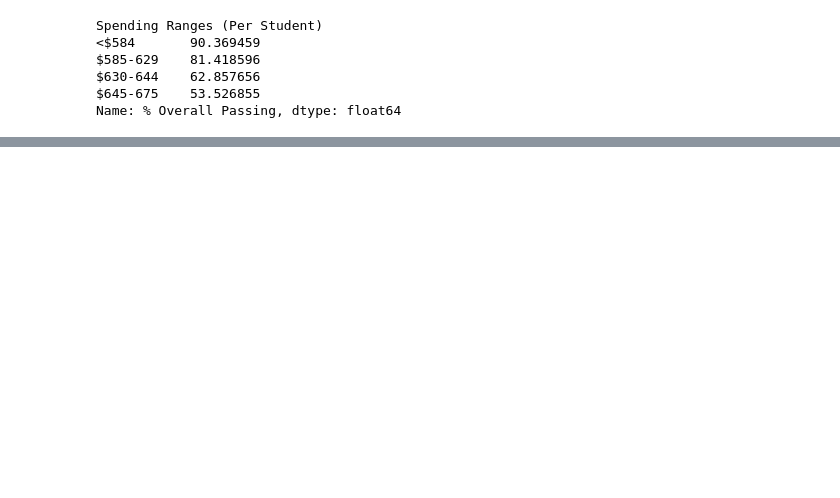
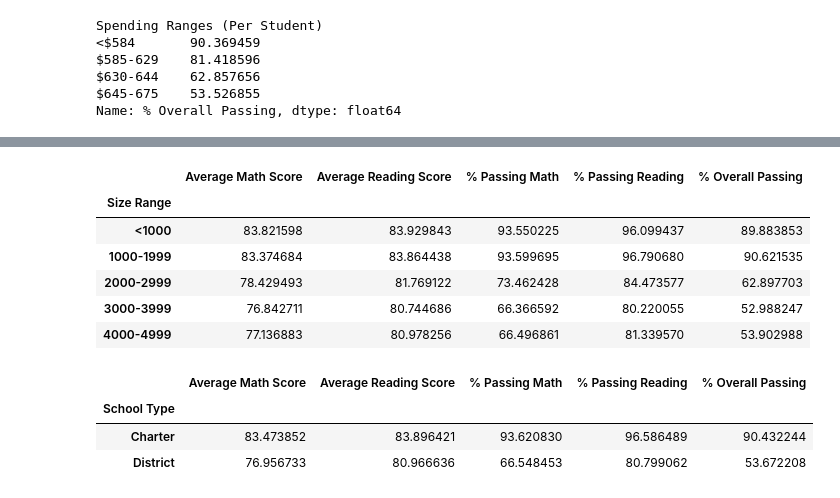
Before and after one commit to DenverSherman/School_District_Analysis, a Jupyter notebook: PyCitySchools.ipynb, the cells around one changed output, grey strips where cells are left out. Cells and saved outputs as stored; diff of their text form; code cells hidden in the pictures; blank space fills up the shorter version.

```diff
--- a/PyCitySchools.ipynb
+++ b/PyCitySchools.ipynb
@@ -819,3 +827,57 @@ spending_summary_df
 | $585-629 | 81.9 | 83.2 | 87 | 93 | ... |
 | $630-644 | 78.5 | 81.6 | 73 | 84 | ... |
 | $645-675 | 77.0 | 81.0 | 66 | 81 | ... |
+# %%
+# Repeat Process for school Size
+# Establish the spending bins and group names.
+size_bins = [0, 1000, 2000, 3000, 4000, 5000]
+size_names = ["<1000", "1000-1999", "2000-2999", "3000-3999", "4000-4999"]
+
+#add bins to DataFrame
+per_school_summary_df["Size Range"] = pd.cut(per_school_counts, size_bins, labels=size_names)
+per_school_summary_df.head()
+
+# Calculate averages for the desired columns.
+size_math_scores = per_school_summary_df.groupby(["Size Range"]).mean()["Average Math Score"]
+size_reading_scores = per_school_summary_df.groupby(["Size Range"]).mean()["Average Reading Score"]
+size_passing_math = per_school_summary_df.groupby(["Size Range"]).mean()["% Passing Math"]
+size_passing_reading = per_school_summary_df.groupby(["Size Range"]).mean()["% Passing Reading"]
+size_overall_passing_spending = per_school_summary_df.groupby(["Size Range"]).mean()["% Overall Passing"]
+
+# Assemble into DataFrame.
+size_summary_df = pd.DataFrame({
+          "Average Math Score" : size_math_scores,
+          "Average Reading Score": size_reading_scores,
+          "% Passing Math": size_passing_math,
+          "% Passing Reading": size_passing_reading,
+          "% Overall Passing": size_overall_passing_spending})
+size_summary_df
+# %% [output]
+|  | Average Math Score | Average Reading Score | % Passing Math | % Passing Reading | % Overall Passing |
+| Size Range |  |  |  |  |  |
+| <1000 | 83.821598 | 83.929843 | 93.550225 | 96.099437 | 89.883853 |
+| 1000-1999 | 83.374684 | 83.864438 | 93.599695 | 96.790680 | 90.621535 |
+| 2000-2999 | 78.429493 | 81.769122 | 73.462428 | 84.473577 | 62.897703 |
+| 3000-3999 | 76.842711 | 80.744686 | 66.366592 | 80.220055 | 52.988247 |
+| 4000-4999 | 77.136883 | 80.978256 | 66.496861 | 81.339570 | 53.902988 |
+# %%
+# Calculate averages for the desired columns.
+type_math_scores = per_school_summary_df.groupby(["School Type"]).mean()["Average Math Score"]
+type_reading_scores = per_school_summary_df.groupby(["School Type"]).mean()["Average Reading Score"]
+type_passing_math = per_school_summary_df.groupby(["School Type"]).mean()["% Passing Math"]
+type_passing_reading = per_school_summary_df.groupby(["School Type"]).mean()["% Passing Reading"]
+type_overall_passing_spending = per_school_summary_df.groupby(["School Type"]).mean()["% Overall Passing"]
+
+# Assemble into DataFrame.
+size_summary_df = pd.DataFrame({
+          "Average Math Score" : type_math_scores,
+          "Average Reading Score": type_reading_scores,
+          "% Passing Math": type_passing_math,
+          "% Passing Reading": type_passing_reading,
+          "% Overall Passing": type_overall_passing_spending})
+size_summary_df
+# %% [output]
+|  | Average Math Score | Average Reading Score | % Passing Math | % Passing Reading | % Overall Passing |
+| School Type |  |  |  |  |  |
+| Charter | 83.473852 | 83.896421 | 93.620830 | 96.586489 | 90.432244 |
+| District | 76.956733 | 80.966636 | 66.548453 | 80.799062 | 53.672208 |
```
Also changed, not shown: parts of 7 cells of this notebook, 11 other files.
